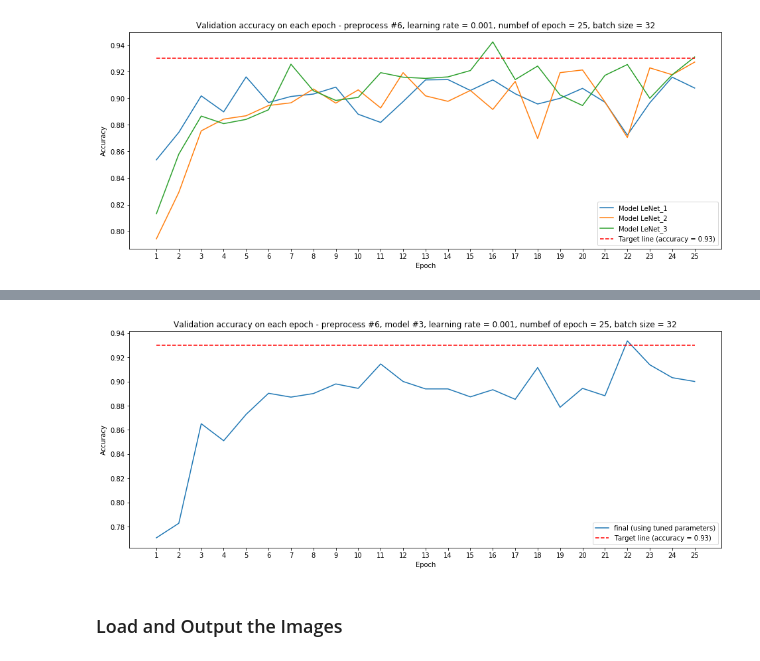
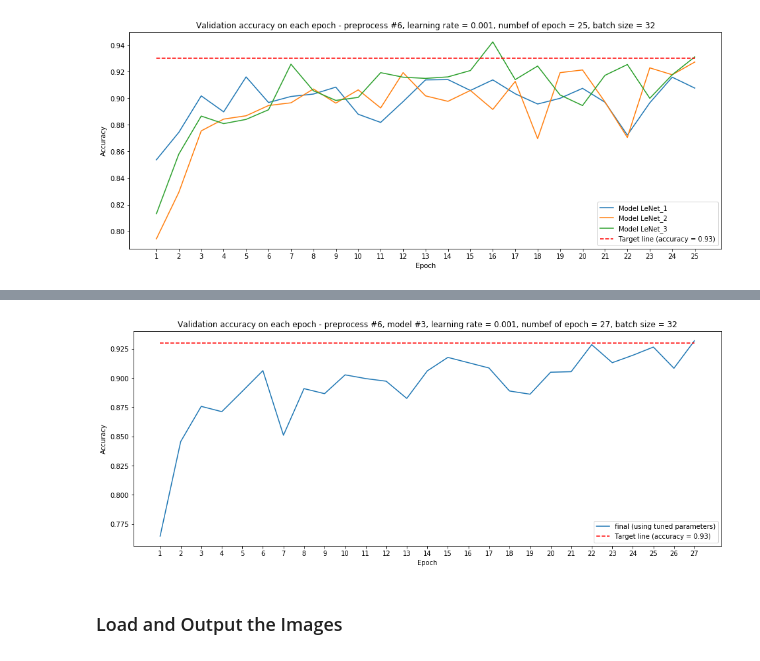
Before and after one commit to pl80tech/CarND-Traffic-Sign-Classifier, a Jupyter notebook: Traffic_Sign_Classifier.ipynb, the cells around one changed output, grey strips where cells are left out. Drawn from its saved outputs; the diff is of its cells as text; code cells hidden in the pictures.

Commit message:
Update result of final solution (adding training accuracy, etc)

```diff
--- a/Traffic_Sign_Classifier.ipynb
+++ b/Traffic_Sign_Classifier.ipynb
@@ -811,7 +811,7 @@ plot_training_results(valid_accuracy_model, labels_model, savepath, train_info_m
 model_selection = 3
 preprocess_method = 6
 rate = 0.001
-num_epoch = 25
+num_epoch = 50
 batch_size = 32
 # %%
 # Preprocess pipeline
@@ -835,8 +835,8 @@ saver = tf.train.Saver()
 
 validation_accuracy = []
 
-savefile = 'final' + '_pre' + str(preprocess_method) + '_model' + str(model_selection) + '_rate' + str(rate) + '_epoch' + str(num_epoch) + '_batch' + str(batch_size) + '.ckpt'
-savepath = './trained_data/' + savefile
+target_accuracy = 0.93
+epoch_final = num_epoch
 
 with tf.Session() as sess:
     sess.run(tf.global_variables_initializer())
@@ -863,14 +863,23 @@ with tf.Session() as sess:
         validation_accuracy.append(validation_accuracy_epoch)
         if showDetail:
             print("Epoch {} - Validation accuracy = {:.3f}".format(epoch_i+1, validation_accuracy_epoch))
+        if validation_accuracy_epoch >= target_accuracy:
+            epoch_final = epoch_i + 1
+            break
 
     print()
+    train_accuracy = evaluate_model(X_train_processed, y_train_processed, accuracy_operation, batch_size, x ,y)
+    print("Training accuracy = {:.3f}".format(train_accuracy))
+    print()
     test_accuracy = evaluate_model(X_test_processed, y_test, accuracy_operation, batch_size, x ,y)
-    print("Test Accuracy = {:.3f}".format(test_accuracy))
+    print("Test accuracy = {:.3f}".format(test_accuracy))
     print()
 
-    saver.save(sess, savepath)
-    print("Saved model to " + savepath)
+    save_file = 'final_tuned_' + '_pre' + str(preprocess_method) + '_model' + str(model_selection) + '_rate' + str(rate) + '_epoch' + str(epoch_final) + '_batch' + str(batch_size) + '.ckpt'
+    save_path = './trained_data/' + save_file
+
+    saver.save(sess, save_path)
+    print("Saved model to " + save_path)
     print("-----------")
     print()
 # %% [output]
@@ -893,15 +902,15 @@ Saved model to ./trained_data/final_pre6_model3_rate0.001_epoch25_batch32.ckpt
 -----------
 # %%
 # Show training results
-train_info_final = 'preprocess #6, model #3, learning rate = 0.001, numbef of epoch = 25, batch size = 32'
-saveimage = './output_images/validation_accuracy_final.jpg'
+train_info_final = 'preprocess #6, model #3, learning rate = 0.001, numbef of epoch = ' + str(epoch_final) + ', batch size = 32'
+save_image = './output_images/validation_accuracy_final.jpg'
 label_final = []
 label_final.append('final (using tuned parameters)')
 validation_accuracy_final = []
 validation_accuracy_final.append(validation_accuracy)
-plot_training_results(validation_accuracy_final, label_final, saveimage, train_info_final)
+plot_training_results(validation_accuracy_final, label_final, save_image, train_info_final)
 # %% [output]
-[figure, old version]
+[figure, new version]
 # %% [markdown]
 ### Load and Output the Images
 # %%
```
Also changed, not shown: parts of 2 cells of this notebook.
